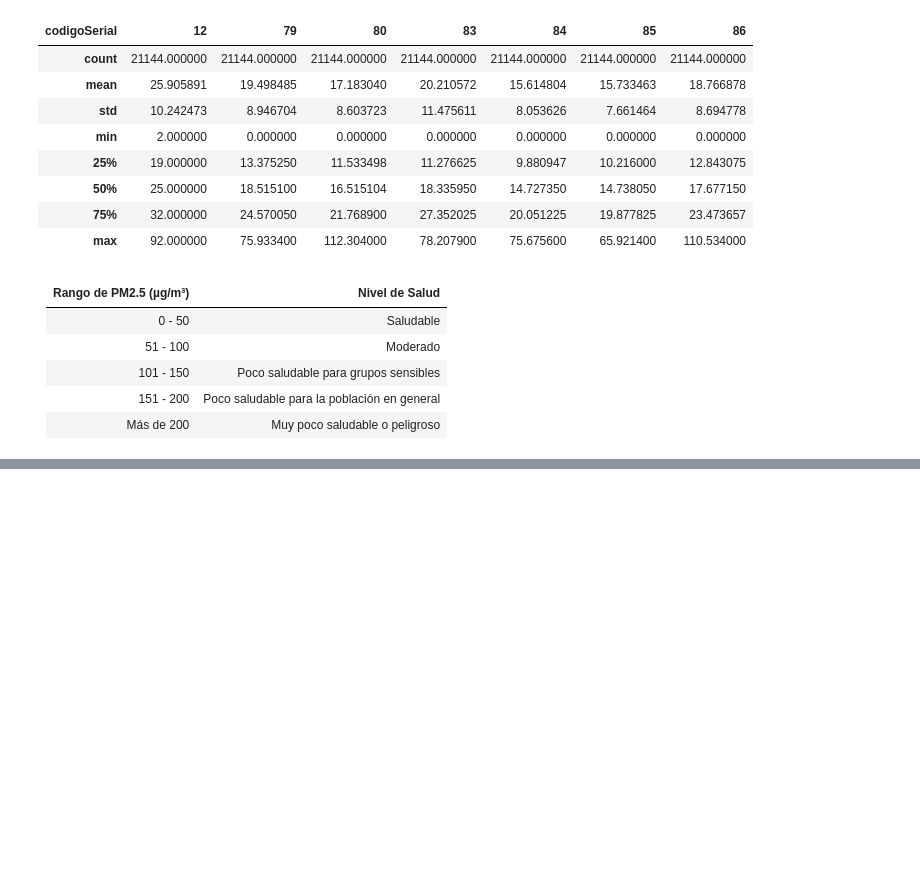
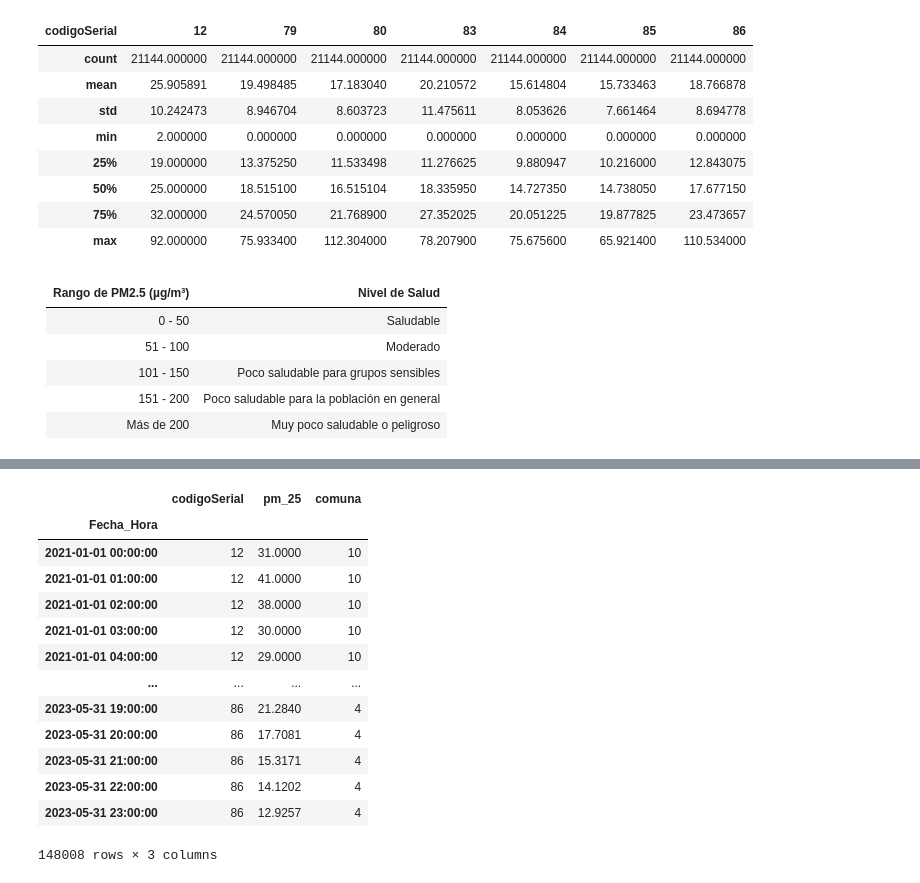
Before and after one commit to Matu10100/AirQuality_Prediction, a Jupyter notebook: Programacion/PreProcess_AirTrain.ipynb, the cells around one changed output, grey strips where cells are left out. Saved outputs shown, nothing was run; the diff lists cells and outputs as text; code cells hidden in the pictures; blank space fills up the shorter version.

```diff
--- a/Programacion/PreProcess_AirTrain.ipynb
+++ b/Programacion/PreProcess_AirTrain.ipynb
@@ -361,0 +384,17 @@ intento.describe()
+# %%
+intento.columns.name = None
+# Resetear el índice para tener 'Fecha_Hora' como columna
+intento.reset_index(inplace=True)
+intento.rename(columns={'index': 'Fecha_Hora'}, inplace=True)
+
+# Mapeo de códigos seriales a comunas
+mapa_comunas = {12: 10, 79: 16, 80: 8, 83: 16, 84: 14, 85: 10, 86: 4}
+
+# Transformar el dataframe usando melt para desglosar por 'codigoSerial'
+df_transformado = intento.melt(id_vars=['Fecha_Hora'], var_name='codigoSerial', value_name='pm_25')
+
+# Crear una columna 'comuna' basada en el código serial
+df_transformado['comuna'] = df_transformado['codigoSerial'].map(mapa_comunas)
+
+# Resultado final
+print(df_transformado)
@@ -361,0 +416,23 @@ intento.describe()
+# %%
+# Asegúrate de que 'Fecha_Hora' esté como columna (no como índice)
+df_transformado.reset_index(drop=True, inplace=True)  # Esto elimina cualquier índice actual si existe
+
+# Establecer 'Fecha_Hora' como el índice único
+df_transformado.set_index('Fecha_Hora', inplace=True)
+# %%
+df_transformado
+# %% [output]
+|  | codigoSerial | pm_25 | comuna |
+| Fecha_Hora |  |  |  |
+| 2021-01-01 00:00:00 | 12 | 31.0000 | 10 |
+| 2021-01-01 01:00:00 | 12 | 41.0000 | 10 |
+| 2021-01-01 02:00:00 | 12 | 38.0000 | 10 |
+| 2021-01-01 03:00:00 | 12 | 30.0000 | 10 |
+| 2021-01-01 04:00:00 | 12 | 29.0000 | 10 |
+| ... | ... | ... | ... |
+| 2023-05-31 19:00:00 | 86 | 21.2840 | 4 |
+| 2023-05-31 20:00:00 | 86 | 17.7081 | 4 |
+| 2023-05-31 21:00:00 | 86 | 15.3171 | 4 |
+| 2023-05-31 22:00:00 | 86 | 14.1202 | 4 |
+| 2023-05-31 23:00:00 | 86 | 12.9257 | 4 |
+148008 rows × 3 columns
```
Also changed, not shown: parts of 6 cells of this notebook, 1 other file.
